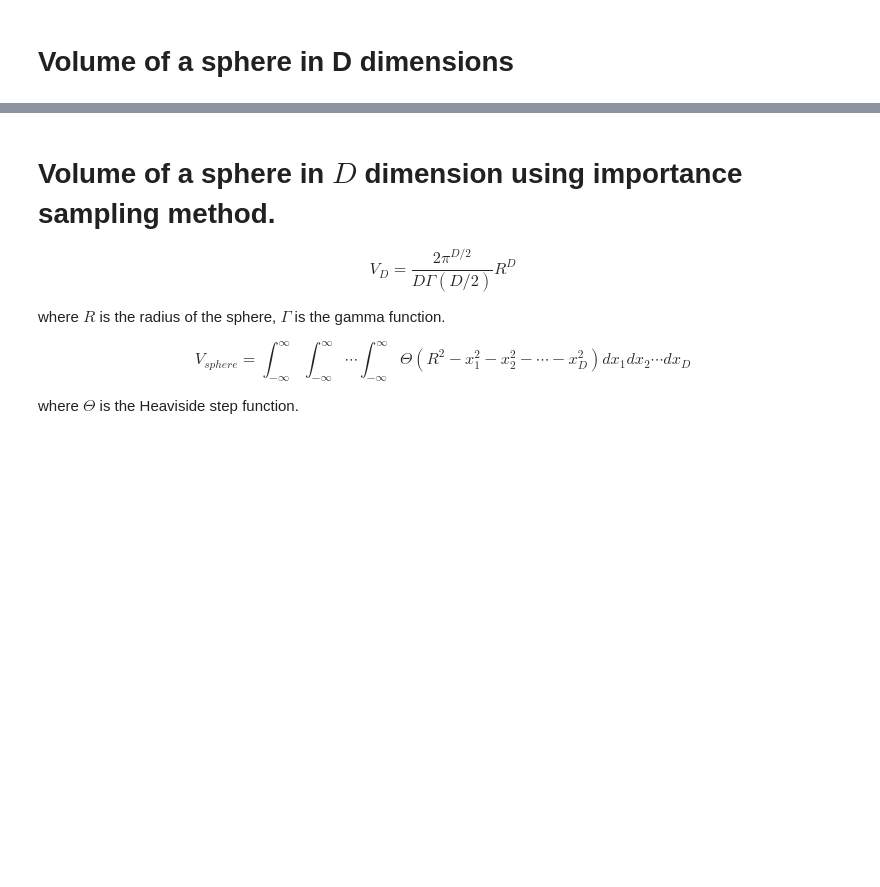
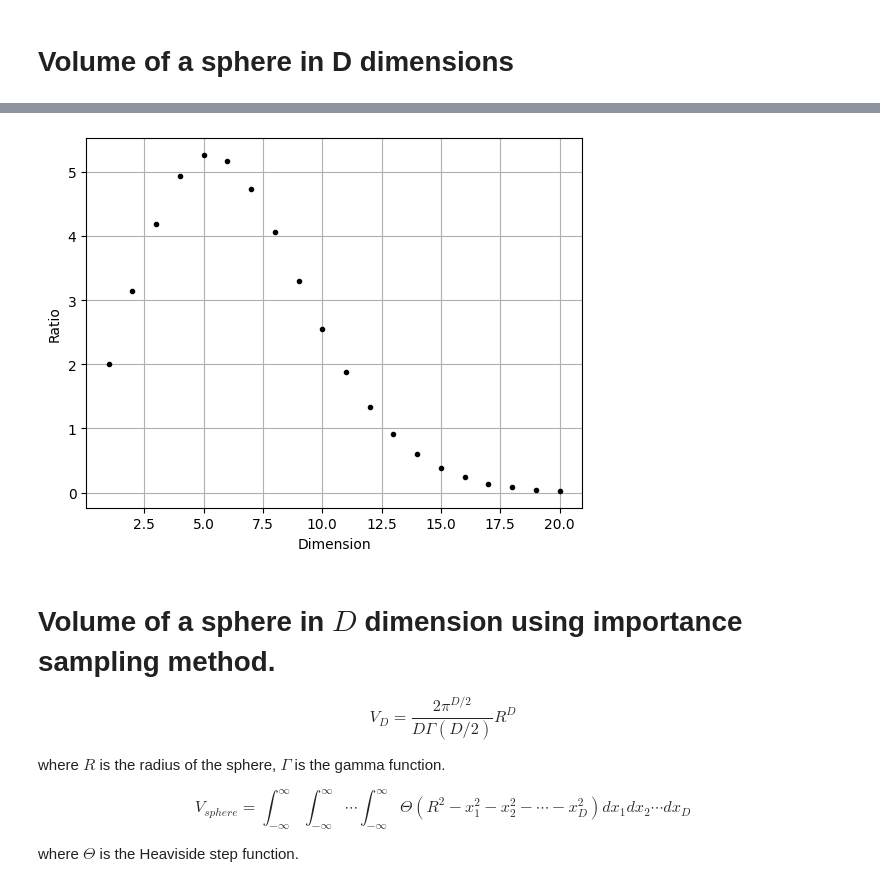
Before and after one commit to giacomocalabria/Stochastic-Methods-UPC, a Jupyter notebook: W3/Notebook.ipynb, the cells around one changed output, grey strips where cells are left out. Saved outputs shown, nothing was run; the diff lists cells and outputs as text; code cells hidden in the pictures; blank space fills up the shorter version.

```diff
--- a/W3/Notebook.ipynb
+++ b/W3/Notebook.ipynb
@@ -259,3 +278,19 @@ plt.show()
+# %%
+# Plot from D = 1 to D = 20
+D = np.arange(1, 21, 1)
+
+V = np.zeros(len(D))
+
+for i in range(len(D)):
+    V[i] = np.pi**(D[i]/2)/math.gamma(D[i]/2+1)
+
+plt.plot(D, V, '.', color='black')
+plt.xlabel('Dimension')
+plt.ylabel('Ratio')
+plt.grid()
+plt.show()
+# %% [output]
+[figure, added]
 # %% [markdown]
 # Volume of a sphere in $D$ dimension using importance sampling method.
 
```
Also changed, not shown: parts of 6 cells of this notebook, 5 other files.
